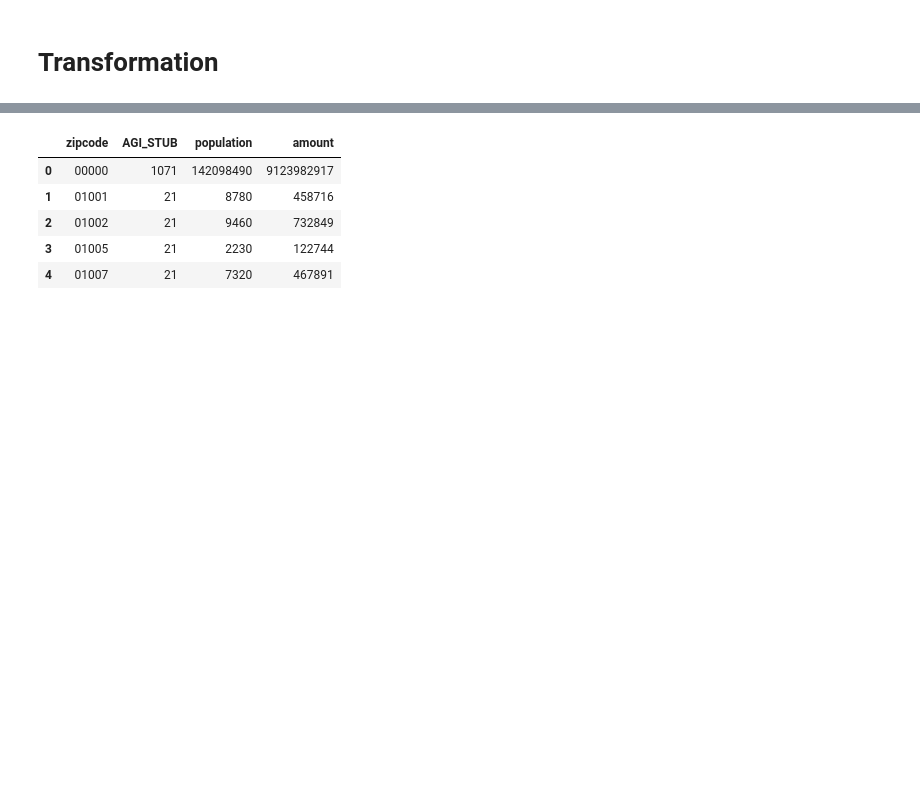
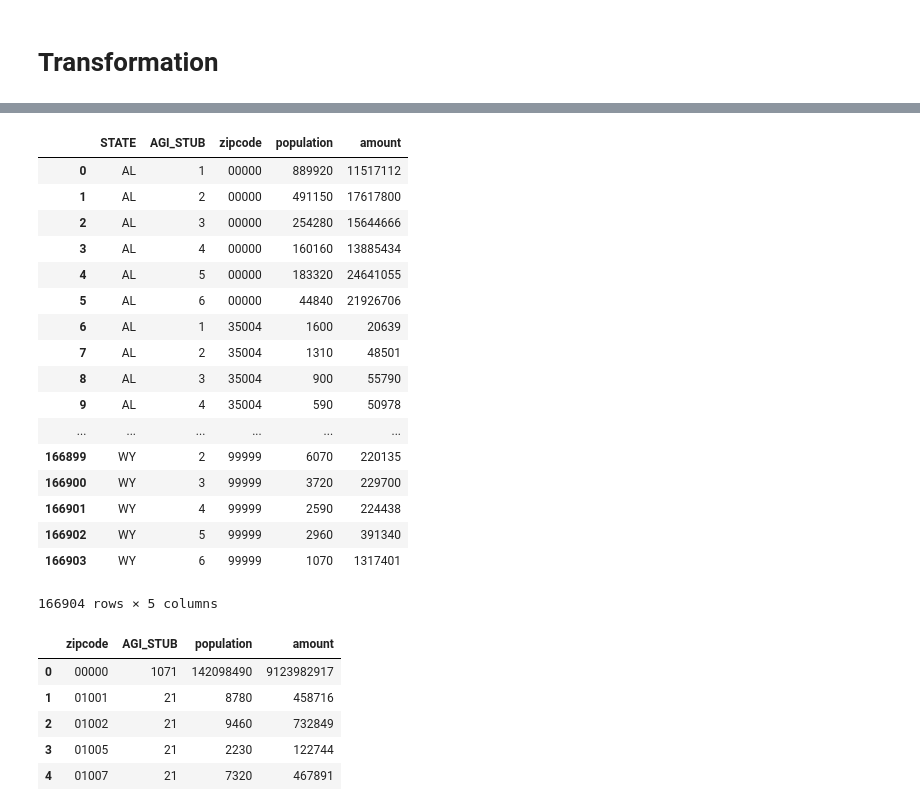
Before and after one commit to meli-lewis/osb2015, a Jupyter notebook: OSB2015_intro_data.ipynb, the cells around one changed output, grey strips where cells are left out. Cells and saved outputs as stored; diff of their text form; code cells hidden in the pictures; blank space fills up the shorter version.

```diff
--- a/OSB2015_intro_data.ipynb
+++ b/OSB2015_intro_data.ipynb
@@ -142,3 +149,24 @@ AGI_subset_geo = AGI[['zipcode','STATE']].drop_duplicates()
+# %%
+AGI_column_subset
+# %% [output]
+|  | STATE | AGI_STUB | zipcode | population | amount |
+| 0 | AL | 1 | 00000 | 889920 | 11517112 |
+| 1 | AL | 2 | 00000 | 491150 | 17617800 |
+| 2 | AL | 3 | 00000 | 254280 | 15644666 |
+| 3 | AL | 4 | 00000 | 160160 | 13885434 |
+| 4 | AL | 5 | 00000 | 183320 | 24641055 |
+| 5 | AL | 6 | 00000 | 44840 | 21926706 |
+| 6 | AL | 1 | 35004 | 1600 | 20639 |
+| 7 | AL | 2 | 35004 | 1310 | 48501 |
+| 8 | AL | 3 | 35004 | 900 | 55790 |
+| 9 | AL | 4 | 35004 | 590 | 50978 |
+| ... | ... | ... | ... | ... | ... |
+| 166899 | WY | 2 | 99999 | 6070 | 220135 |
+| 166900 | WY | 3 | 99999 | 3720 | 229700 |
+| 166901 | WY | 4 | 99999 | 2590 | 224438 |
+| 166902 | WY | 5 | 99999 | 2960 | 391340 |
+| 166903 | WY | 6 | 99999 | 1070 | 1317401 |
+166904 rows × 5 columns
 # %%
 # group by zipcode and sum other values, resetting index
 AGI_grouped = AGI_column_subset.groupby('zipcode').sum().reset_index()
```
Also changed, not shown: parts of 31 cells of this notebook.
